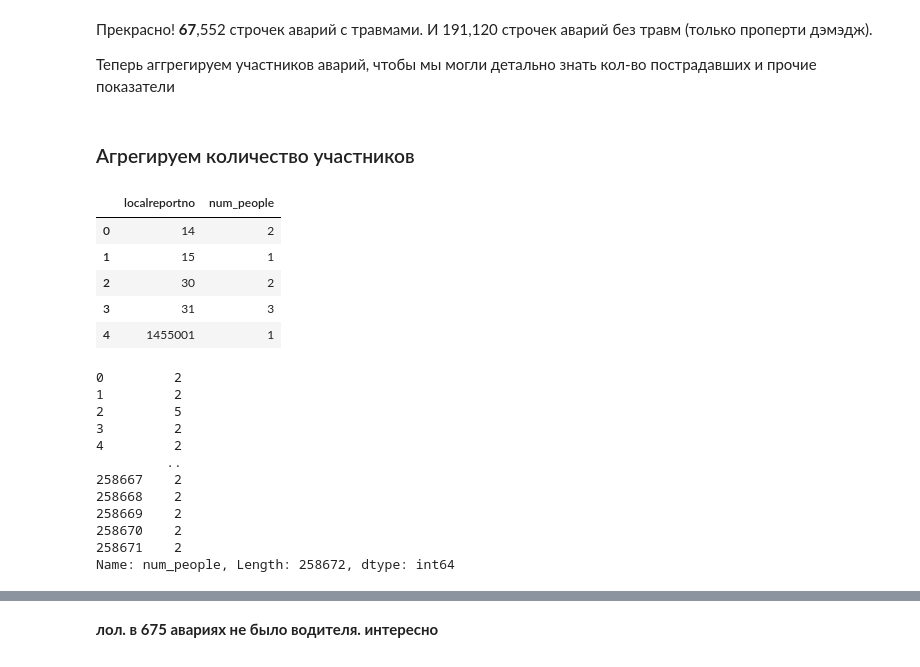
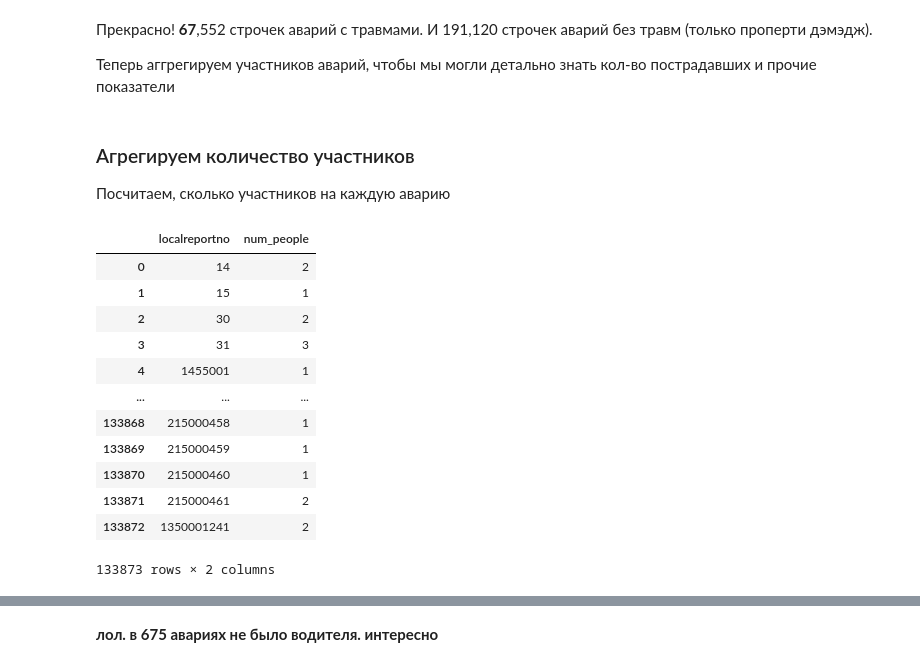
Before and after one commit to tdrkn/GP5, a Jupyter notebook: 1/GP5_1.ipynb, the cells around one changed output, grey strips where cells are left out. Drawn from its saved outputs; the diff is of its cells as text; code cells hidden in the pictures.

```diff
--- a/1/GP5_1.ipynb
+++ b/1/GP5_1.ipynb
@@ -253,29 +253,21 @@ Name: count, dtype: int64
 Теперь аггрегируем участников аварий, чтобы мы могли детально знать кол-во пострадавших и прочие показатели
 # %% [markdown]
 ### Агрегируем количество участников
+Посчитаем, сколько участников на каждую аварию
 # %%
 num_people = df.groupby('localreportno').size().reset_index(name='num_people')
-num_people.head()
+num_people
 # %% [output]
 |  | localreportno | num_people |
 | 0 | 14 | 2 |
 | 1 | 15 | 1 |
 | 2 | 30 | 2 |
 | 3 | 31 | 3 |
 | 4 | 1455001 | 1 |
+| ... | ... | ... |
+| 133868 | 215000458 | 1 |
+| 133869 | 215000459 | 1 |
+| 133870 | 215000460 | 1 |
+| 133871 | 215000461 | 2 |
+| 133872 | 1350001241 | 2 |
+133873 rows × 2 columns
-# %%
-df['num_people'] = g['localreportno'].transform('size')
-num_people['num_people'].describe()
-# %% [output]
-0         2
-1         2
-2         5
-3         2
-4         2
-         ..
-258667    2
-258668    2
-258669    2
-258670    2
-258671    2
-Name: num_people, Length: 258672, dtype: int64
```
Also changed, not shown: parts of 72 cells of this notebook.
